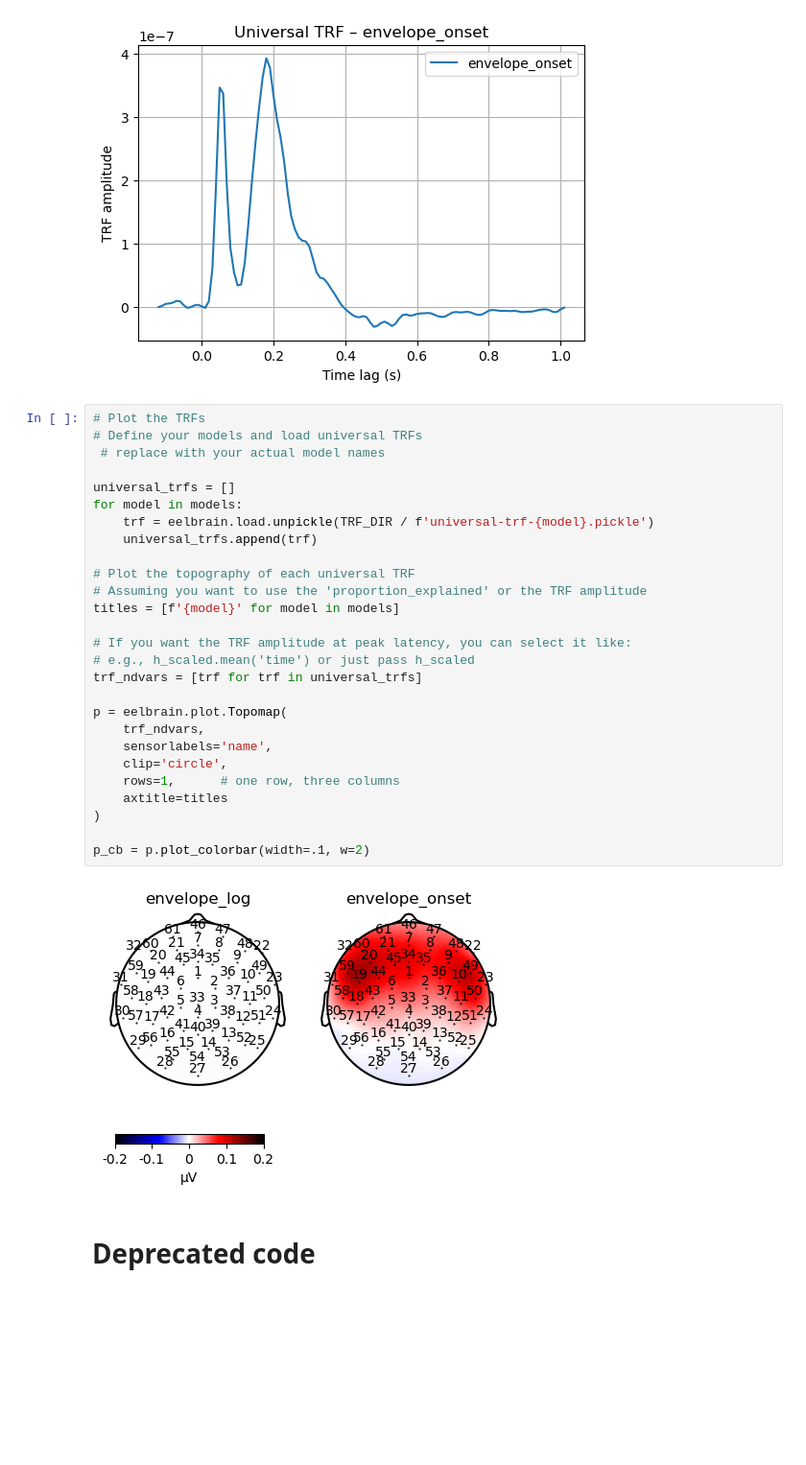
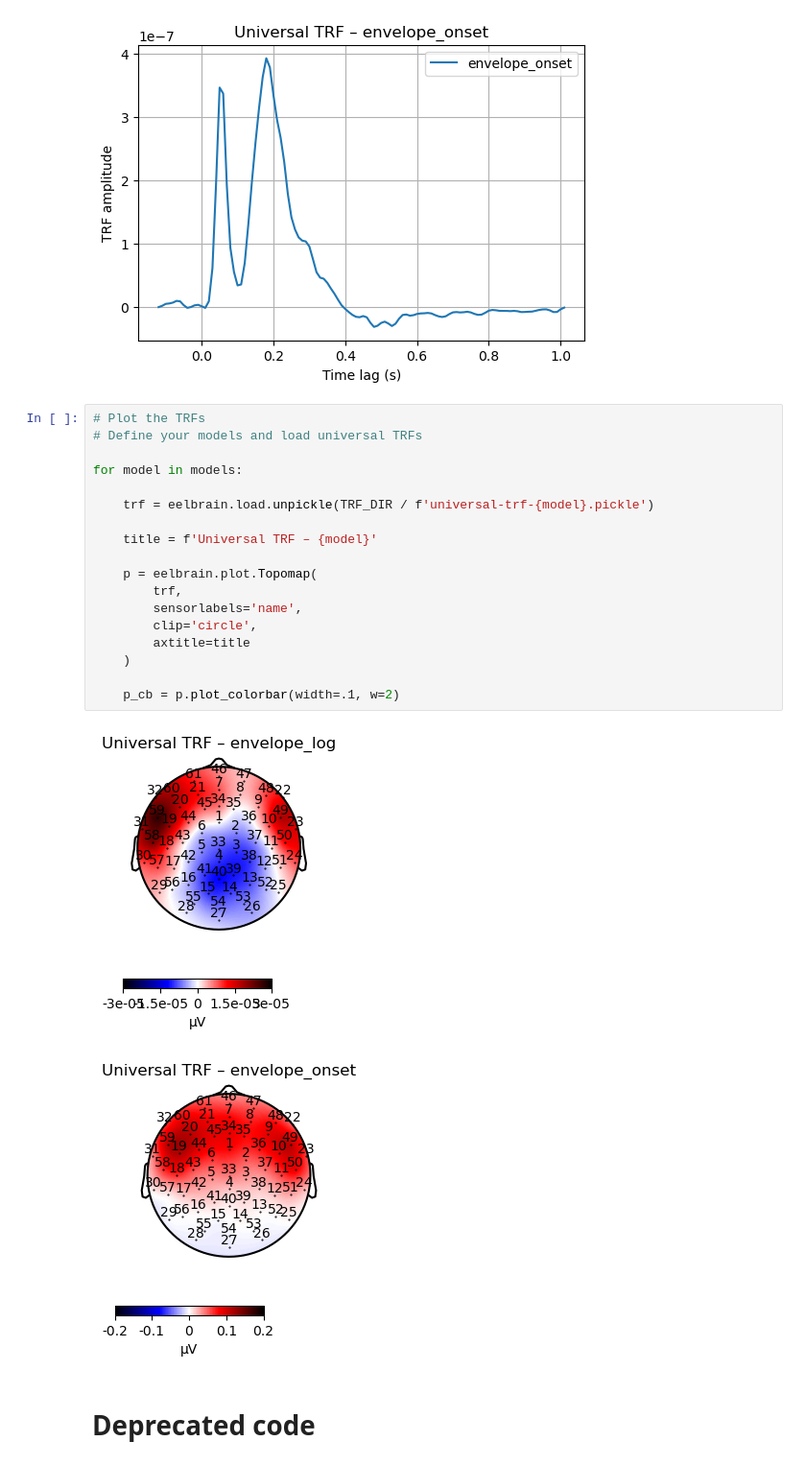
Before and after one commit to manito-coder/Alice, a Jupyter notebook: analysis/encoder-universal-trf.ipynb, the cells around one changed output. Shown at 96% size. Cells and saved outputs as stored; diff of their text form; blank space fills up the shorter version.

Commit message:
re-referenced topomap graphs for universal encoder trfs

```diff
--- a/analysis/encoder-universal-trf.ipynb
+++ b/analysis/encoder-universal-trf.ipynb
@@ -60,33 +60,26 @@ for model in models:
 # %%
 # Plot the TRFs
 # Define your models and load universal TRFs
- # replace with your actual model names
 
-universal_trfs = []
 for model in models:
+
     trf = eelbrain.load.unpickle(TRF_DIR / f'universal-trf-{model}.pickle')
-    universal_trfs.append(trf)
 
-# Plot the topography of each universal TRF
-# Assuming you want to use the 'proportion_explained' or the TRF amplitude
-titles = [f'{model}' for model in models]
+    title = f'Universal TRF – {model}'
 
-# If you want the TRF amplitude at peak latency, you can select it like:
-# e.g., h_scaled.mean('time') or just pass h_scaled
-trf_ndvars = [trf for trf in universal_trfs]
+    p = eelbrain.plot.Topomap(
+        trf,
+        sensorlabels='name',
+        clip='circle',
+        axtitle=title
+    )
 
-p = eelbrain.plot.Topomap(
-    trf_ndvars,
-    sensorlabels='name',
-    clip='circle',
-    rows=1,      # one row, three columns
-    axtitle=titles
-)
-
-p_cb = p.plot_colorbar(width=.1, w=2)
+    p_cb = p.plot_colorbar(width=.1, w=2)
 # %% [output]
-[figure, old version]
+[figure, new version]
-[figure, old version]
+[figure, new version]
+[figure, added]
+[figure, added]
 # %% [markdown]
 # Deprecated code
 # %%
```
